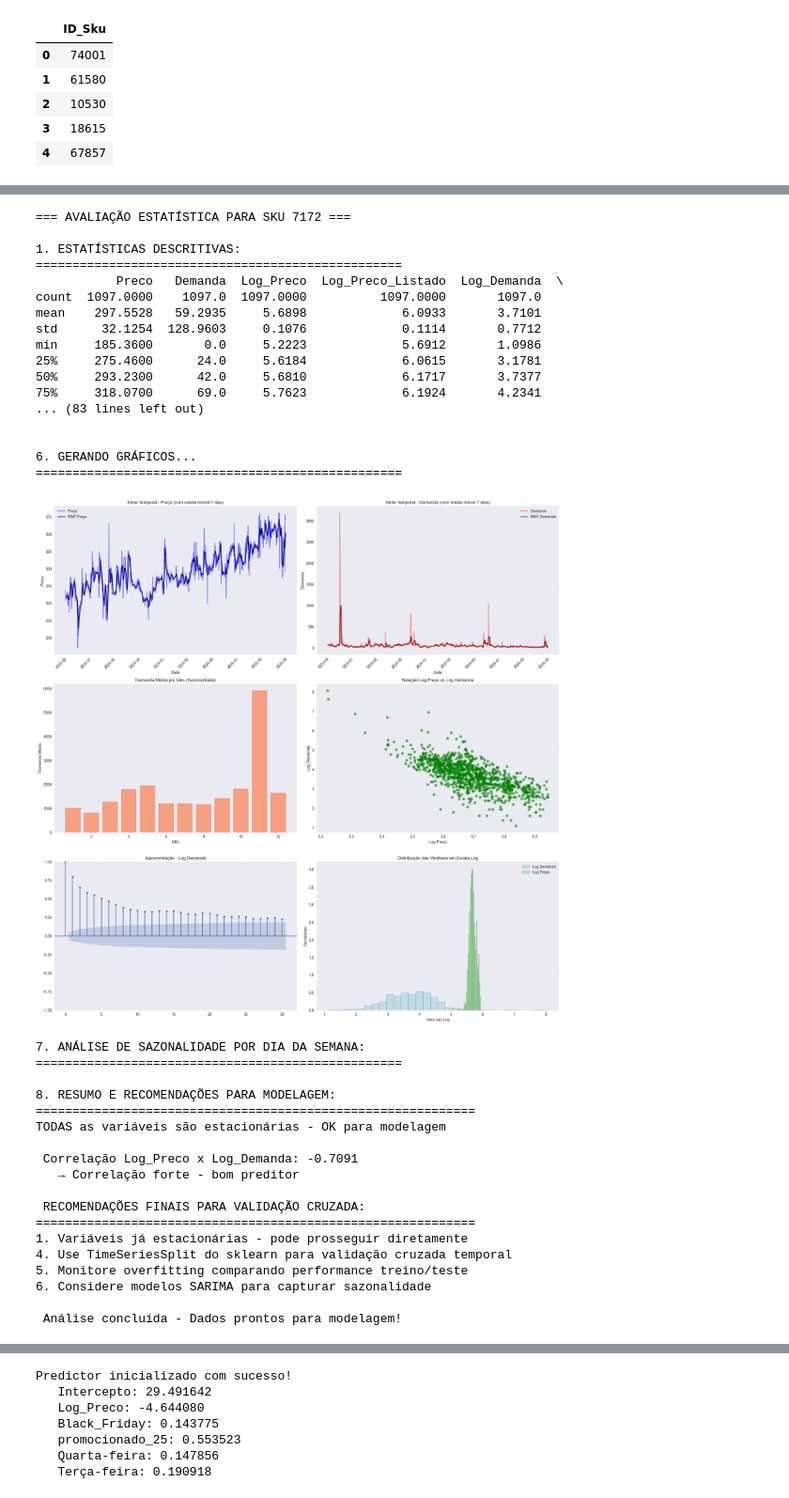
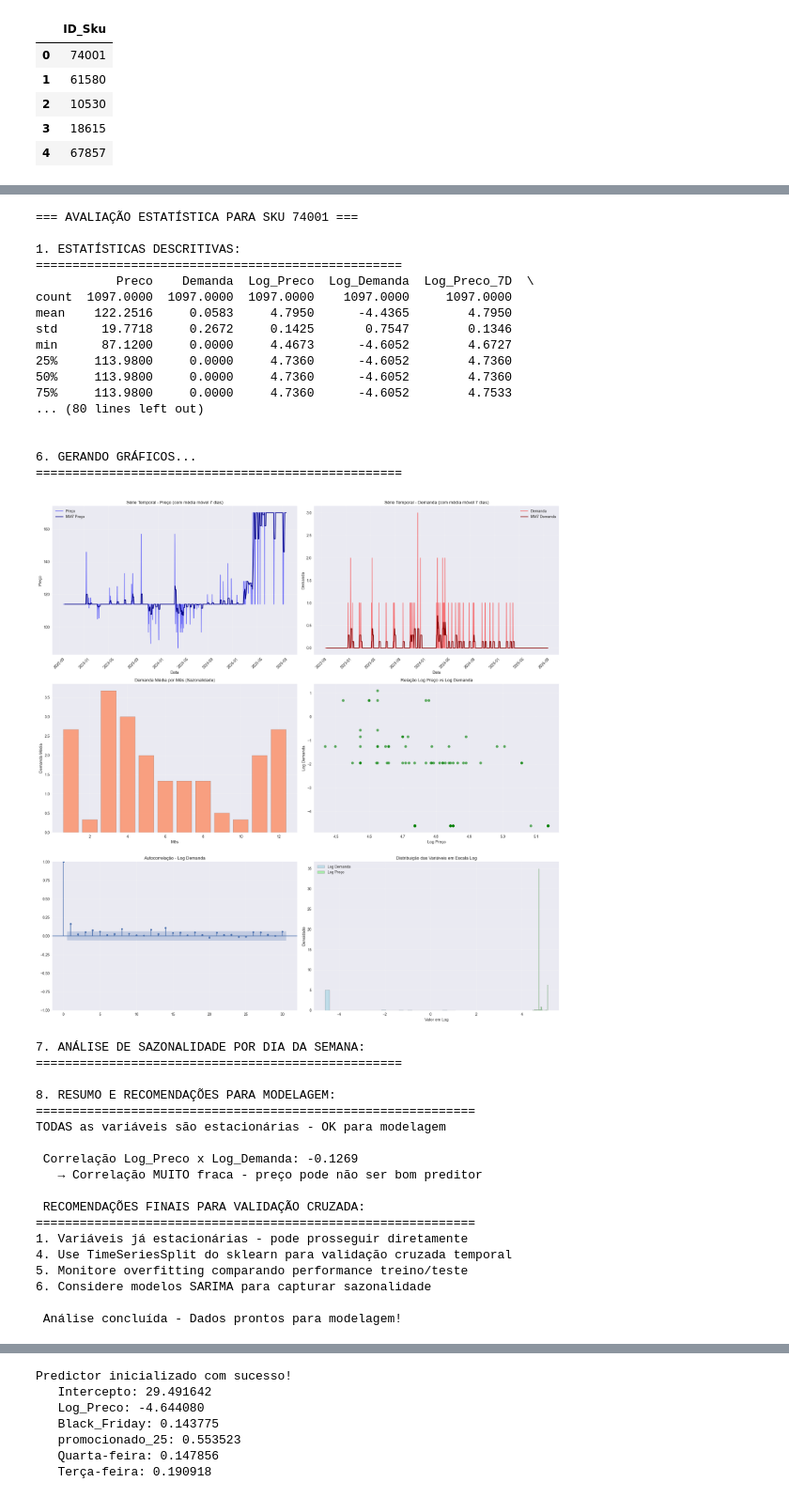
Before and after one commit to saisqlol/Forecast-vendas-e-elasticidade, a Jupyter notebook: Modelo/Modelo.ipynb, the cells around one changed output, grey strips where cells are left out. Shown at 94% size. Saved outputs shown, nothing was run; the diff lists cells and outputs as text; code cells hidden in the pictures.

```diff
--- a/Modelo/Modelo.ipynb
+++ b/Modelo/Modelo.ipynb
@@ -22,4 +22,4 @@ produtos.head()
 # %%
 configurar_credenciais_bq(r'G:Drives compartilhados/Bases BI/epoca-230913-b478a9a0dd4c.json')
 
-Venda = Base_venda('7172')
+Venda = Base_venda('74001')
@@ -36,26 +38,26 @@ Venda.tail()
 # %%
 from Functions.FNC_aval_estat import avaliar_dados_series_temporais
 
-avaliar_dados_series_temporais(Venda,'7172')
+avaliar_dados_series_temporais(Venda,'74001')
 # %% [output]
-=== AVALIAÇÃO ESTATÍSTICA PARA SKU 7172 ===
+=== AVALIAÇÃO ESTATÍSTICA PARA SKU 74001 ===
 
 1. ESTATÍSTICAS DESCRITIVAS:
 ==================================================
-           Preco   Demanda  Log_Preco  Log_Preco_Listado  Log_Demanda  \
-count  1097.0000    1097.0  1097.0000          1097.0000       1097.0
-mean    297.5528   59.2935     5.6898             6.0933       3.7101
-std      32.1254  128.9603     0.1076             0.1114       0.7712
-min     185.3600       0.0     5.2223             5.6912       1.0986
-25%     275.4600      24.0     5.6184             6.0615       3.1781
-50%     293.2300      42.0     5.6810             6.1717       3.7377
-75%     318.0700      69.0     5.7623             6.1924       4.2341
-... (83 lines left out)
+           Preco    Demanda  Log_Preco  Log_Demanda  Log_Preco_7D  \
+count  1097.0000  1097.0000  1097.0000    1097.0000     1097.0000
+mean    122.2516     0.0583     4.7950      -4.4365        4.7950
+std      19.7718     0.2672     0.1425       0.7547        0.1346
+min      87.1200     0.0000     4.4673      -4.6052        4.6727
+25%     113.9800     0.0000     4.7360      -4.6052        4.7360
+50%     113.9800     0.0000     4.7360      -4.6052        4.7360
+75%     113.9800     0.0000     4.7360      -4.6052        4.7533
+... (80 lines left out)
 
 
 6. GERANDO GRÁFICOS...
 ==================================================
-[figure, old version]
+[figure, new version]
 7. ANÁLISE DE SAZONALIDADE POR DIA DA SEMANA:
 ==================================================
 
@@ -63,8 +65,8 @@ min     185.3600       0.0     5.2223             5.6912       1.0986
 ============================================================
 TODAS as variáveis são estacionárias - OK para modelagem
 
- Correlação Log_Preco x Log_Demanda: -0.7091
-   → Correlação forte - bom preditor
+ Correlação Log_Preco x Log_Demanda: -0.1269
+   → Correlação MUITO fraca - preço pode não ser bom preditor
 
  RECOMENDAÇÕES FINAIS PARA VALIDAÇÃO CRUZADA:
 ============================================================
```
Also changed, not shown: parts of 4 cells of this notebook, 5 other files.
